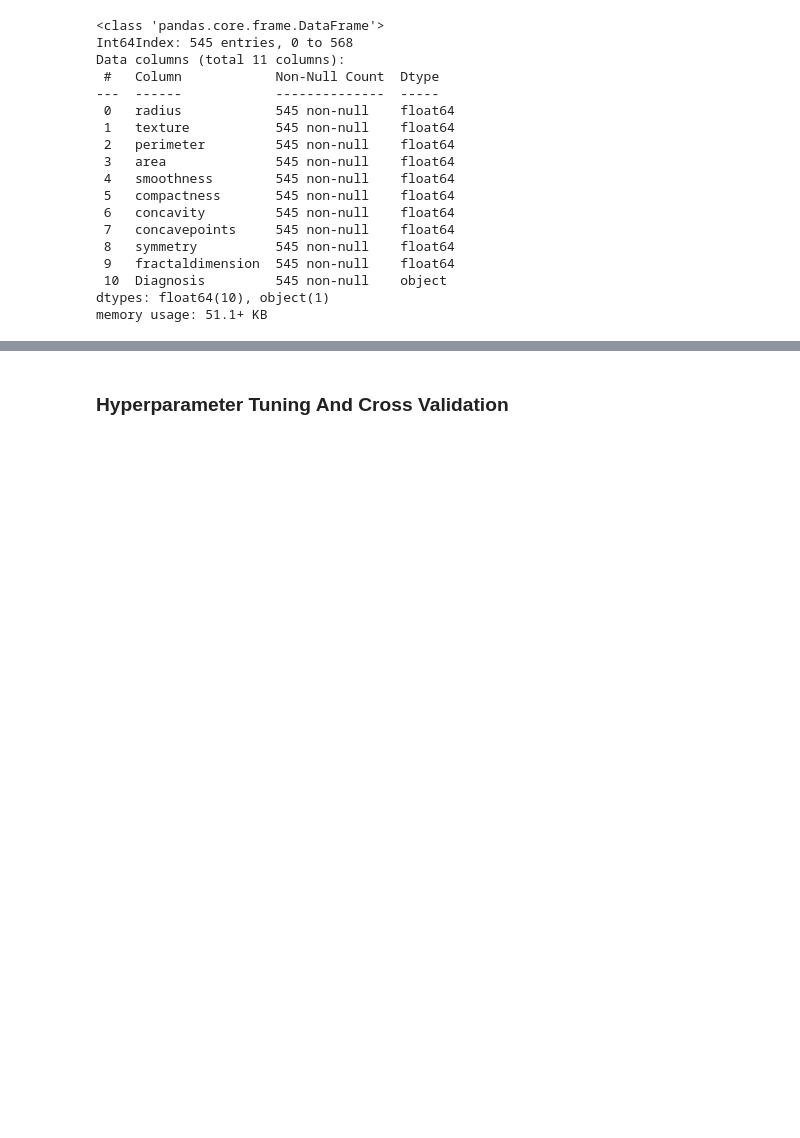
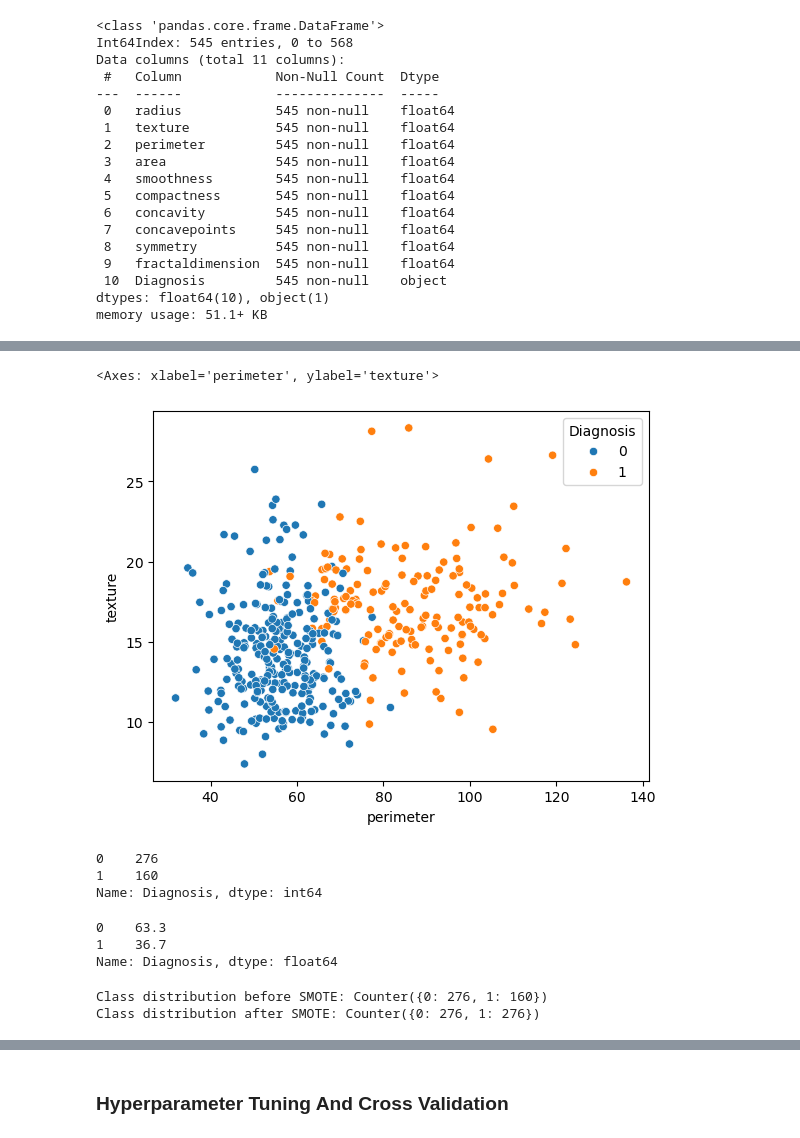
Before and after one commit to Niklauzi/Machine-Learning-Projects, a Jupyter notebook: Health Domain/Breast Cancer Wisconsin (Diagnostic)/Breast Cancer Wisconsin (Diagnostic).ipynb, the cells around one changed output, grey strips where cells are left out. Saved outputs shown, nothing was run; the diff lists cells and outputs as text; code cells hidden in the pictures; blank space fills up the shorter version.

```diff
--- a/Health Domain/Breast Cancer Wisconsin (Diagnostic)/Breast Cancer Wisconsin (Diagnostic).ipynb
+++ b/Health Domain/Breast Cancer Wisconsin (Diagnostic)/Breast Cancer Wisconsin (Diagnostic).ipynb
@@ -460,0 +417,33 @@ from imblearn.over_sampling import SMOTE
+# %%
+sns.scatterplot(data = train_df, x='perimeter', y='texture', hue='Diagnosis')
+# %% [output]
+<Axes: xlabel='perimeter', ylabel='texture'>
+[figure, added]
+# %%
+# target (Diagnosis) distribution
+
+train_df.Diagnosis.value_counts()
+# %% [output]
+0    276
+1    160
+Name: Diagnosis, dtype: int64
+# %%
+# Percentage of target (Diagnosis) distribution
+print((train_df['Diagnosis'].value_counts() / len(train_df) * 100).round(2))
+# %% [output]
+0    63.3
+1    36.7
+Name: Diagnosis, dtype: float64
+# %%
+# Balancing the Training set with SMOTE
+
+smote = SMOTE(random_state=42)
+X_train_balanced, y_train_balanced = smote.fit_resample(X_train, y_train)
+
+# Verifying the class distribution after balancing
+from collections import Counter
+print("Class distribution before SMOTE:", Counter(y_train))
+print("Class distribution after SMOTE:", Counter(y_train_balanced))
+# %% [output]
+Class distribution before SMOTE: Counter({0: 276, 1: 160})
+Class distribution after SMOTE: Counter({0: 276, 1: 276})
```
Also changed, not shown: parts of 67 cells of this notebook.
